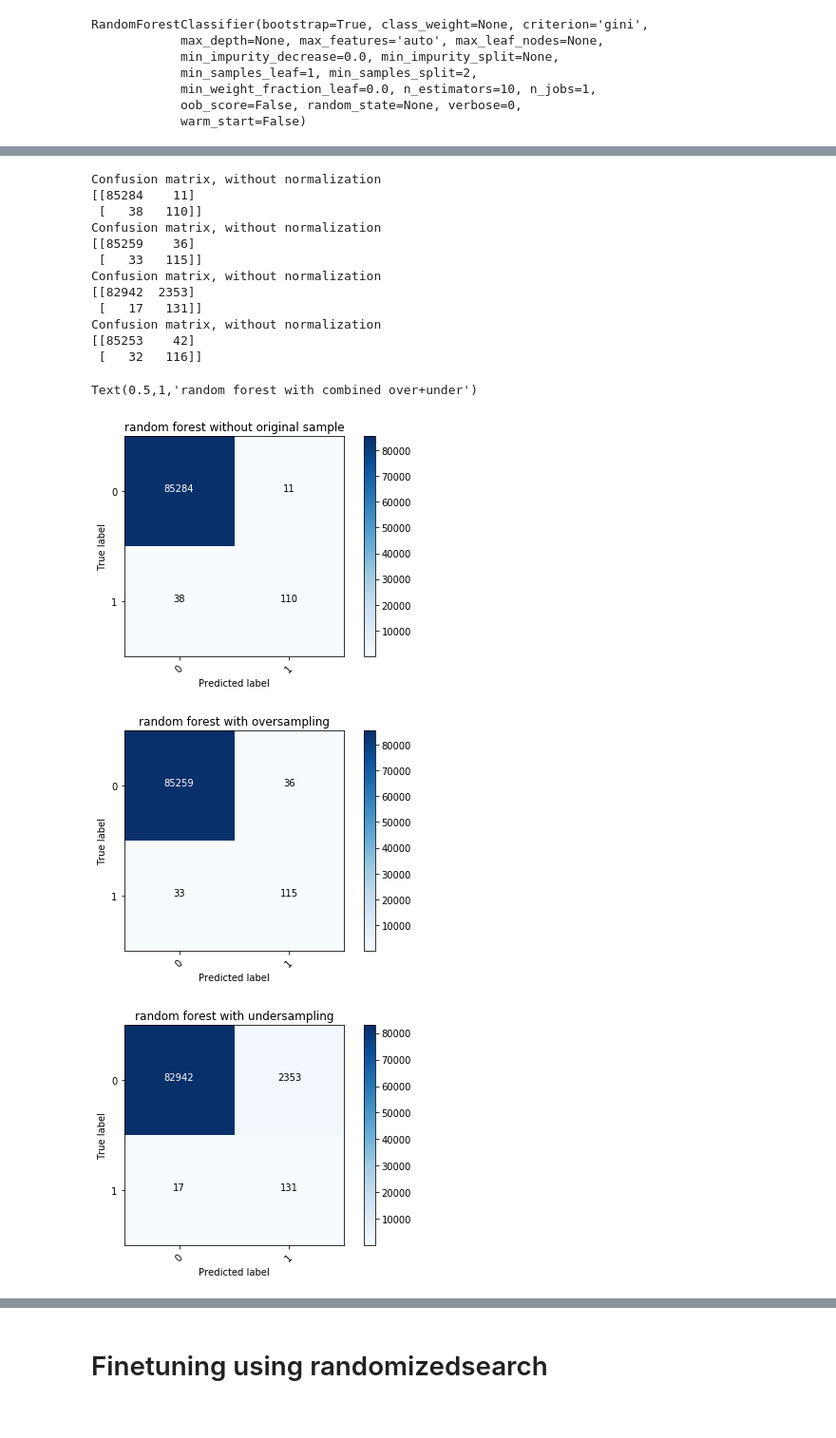
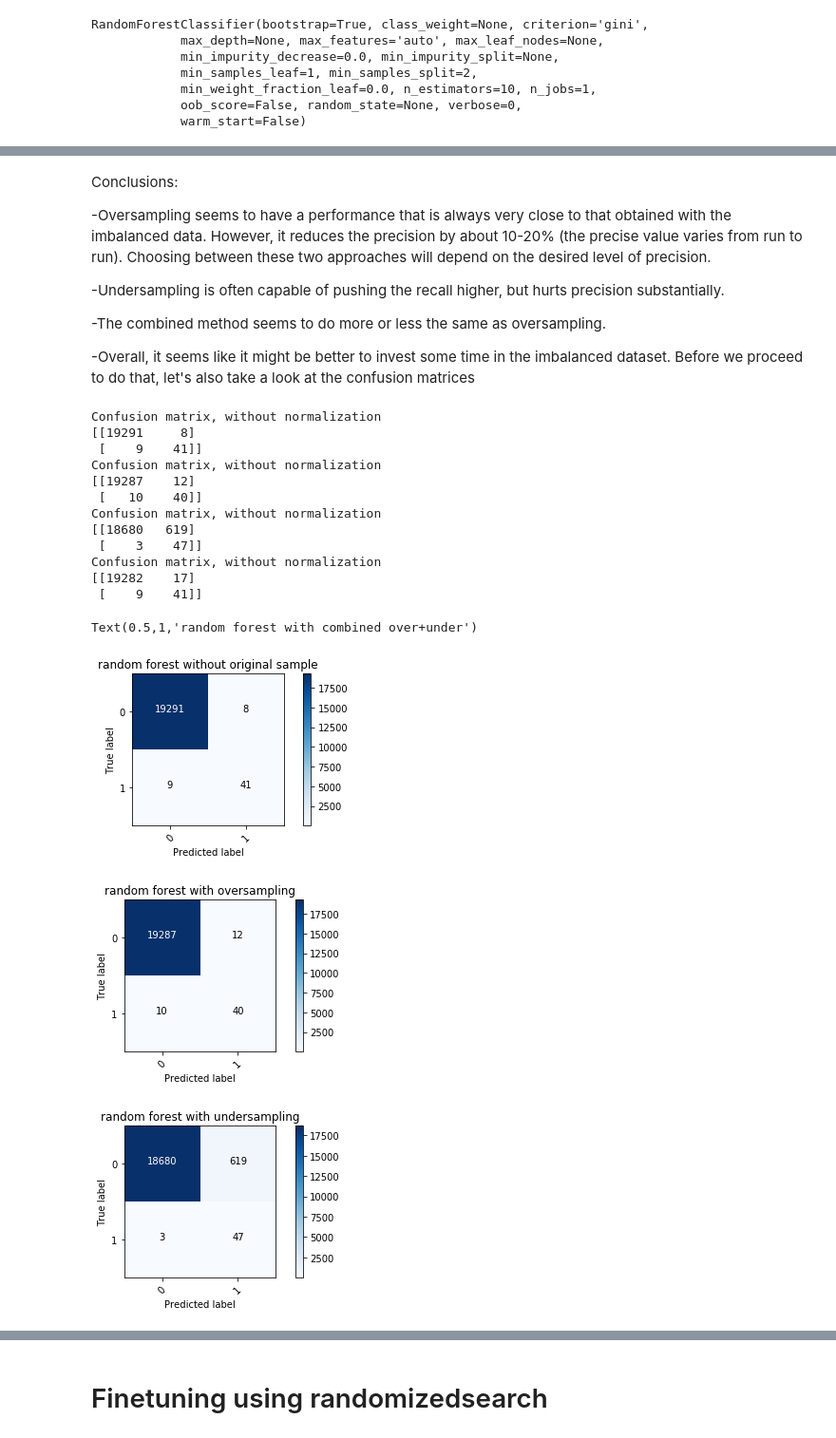
Before and after one commit to Hudsonps/Credit_card_fraud_project, a Jupyter notebook: explore_data.ipynb, the cells around one changed output, grey strips where cells are left out. Shown at 95% size. Saved outputs shown, nothing was run; the diff lists cells and outputs as text; code cells hidden in the pictures.

Commit message:
updated jupyter notebook with exploratory analysis, decided on a set of parameters for random forest

```diff
--- a/explore_data.ipynb
+++ b/explore_data.ipynb
@@ -327,7 +346,7 @@ plt.xlim(0,400)
 # %%
-df = rawdf.copy()
-cols_to_drop = ["V6", "V8", "V13", "V15", "V19", "V20", "V21", "V22", "V23", "V24", "V25", "V26", "V27", "V28",
-               "Amount", "Time"]
+df = rawdf[(rawdf.Amount > 88)].copy()
+cols_to_drop = ["V6", "V8", "V13", "V15", "V19", "V20", "V21", "V22", "V23", "V24", "V25", "V26",
+                "V27", "V28", "Time", "Amount"]
 df.drop(cols_to_drop, inplace=True, axis=1)
 df.head()
 # %% [output]
@@ -392,16 +382,6 @@ len(MLA)
 #create table to compare different model metrics
 MLA_columns = ['Name', 'Parameters','Train Score Mean', 'Test Score Mean', 'Test STD']
 MLA_compare = pd.DataFrame(columns = MLA_columns)
-# %%
-#train/test splitting
-
-#X_train, X_test, Y_train, Y_test = train_test_split(X, Y, test_size = 0.3)
-
-#making sure that the variables have mean 0 and variance 1
-sc = preprocessing.StandardScaler()
-sc.fit(X)
-X_std = sc.transform(X)
-#X_test_std = sc.transform(X_test)
 # %%
 from sklearn import model_selection
 from sklearn.model_selection import  StratifiedKFold, cross_val_score
@@ -456,7 +443,7 @@ X_train, X_test, Y_train, Y_test = train_test_split(X, Y,
 # %%
 #Oversampling
-from imblearn.over_sampling import SMOTE, ADASYN
-oversampler = SMOTE(n_jobs=-1, k_neighbors=8)
+from imblearn.over_sampling import SMOTE
+oversampler = SMOTE(n_jobs=-1)
 X_over, Y_over = oversampler.fit_sample(X_train, np.ravel(Y_train))
 
 #undersampling
@@ -471,5 +468,5 @@ X_comb, Y_comb = combined.fit_sample(X_train, Y_train)
 # %%
-rf = ensemble.RandomForestClassifier()
+rf = ensemble.RandomForestClassifier(class_weight={0:1,1:100})
 rf_over = ensemble.RandomForestClassifier()
 rf_under = ensemble.RandomForestClassifier()
 rf_comb = ensemble.RandomForestClassifier()
@@ -534,3 +525,14 @@ from sklearn.metrics import confusion_matrix, classification_report
+# %% [markdown]
+Conclusions:
+
+-Oversampling seems to have a performance that is always very close to that obtained with the imbalanced data. However, it reduces the precision by about 10-20% (the precise value varies from run to run). Choosing between these two approaches will depend on the desired level of precision.
+
+-Undersampling is often capable of pushing the recall higher, but hurts precision substantially.
+
+-The combined method seems to do more or less the same as oversampling.
+
+
+-Overall, it seems like it might be better to invest some time in the imbalanced dataset. Before we proceed to do that, let's also take a look at the confusion matrices
 # %%
 #Function to create a nice plot of the confusion matrix
 
@@ -570,39 +572,39 @@ def plot_confusion_matrix(cm, classes,
     plt.ylabel('True label')
     plt.xlabel('Predicted label')
 # %%
-plt.figure()
+plt.figure(figsize=(6,3))
 cm = confusion_matrix(Y_test, Y_pred)
 plot_confusion_matrix(cm, [0,1])
 plt.title("random forest without original sample")
 
-plt.figure()
+plt.figure(figsize=(6,3))
 cm = confusion_matrix(Y_test, Y_over_pred)
 plot_confusion_matrix(cm, [0,1])
 plt.title("random forest with oversampling")
 
-plt.figure()
+plt.figure(figsize=(6,3))
 cm = confusion_matrix(Y_test, Y_under_pred)
 plot_confusion_matrix(cm, [0,1])
 plt.title("random forest with undersampling")
 
-plt.figure()
+plt.figure(figsize=(6,3))
 cm = confusion_matrix(Y_test, Y_comb_pred)
 plot_confusion_matrix(cm, [0,1])
 plt.title("random forest with combined over+under")
 # %% [output]
 Confusion matrix, without normalization
-[[85284    11]
- [   38   110]]
+[[19291     8]
+ [    9    41]]
 Confusion matrix, without normalization
-[[85259    36]
- [   33   115]]
+[[19287    12]
+ [   10    40]]
 Confusion matrix, without normalization
-[[82942  2353]
- [   17   131]]
+[[18680   619]
+ [    3    47]]
 Confusion matrix, without normalization
-[[85253    42]
- [   32   116]]
+[[19282    17]
+ [    9    41]]
 Text(0.5,1,'random forest with combined over+under')
-[figure, old version]
+[figure, new version]
-[figure, old version]
+[figure, new version]
-[figure, old version]
+[figure, new version]
```
Also changed, not shown: parts of 82 cells of this notebook.
